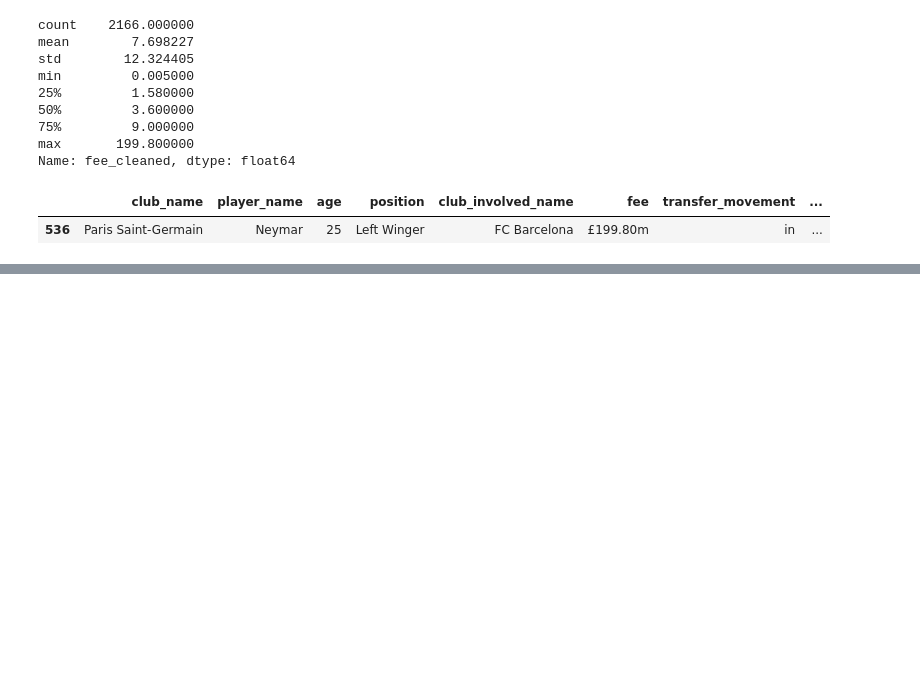
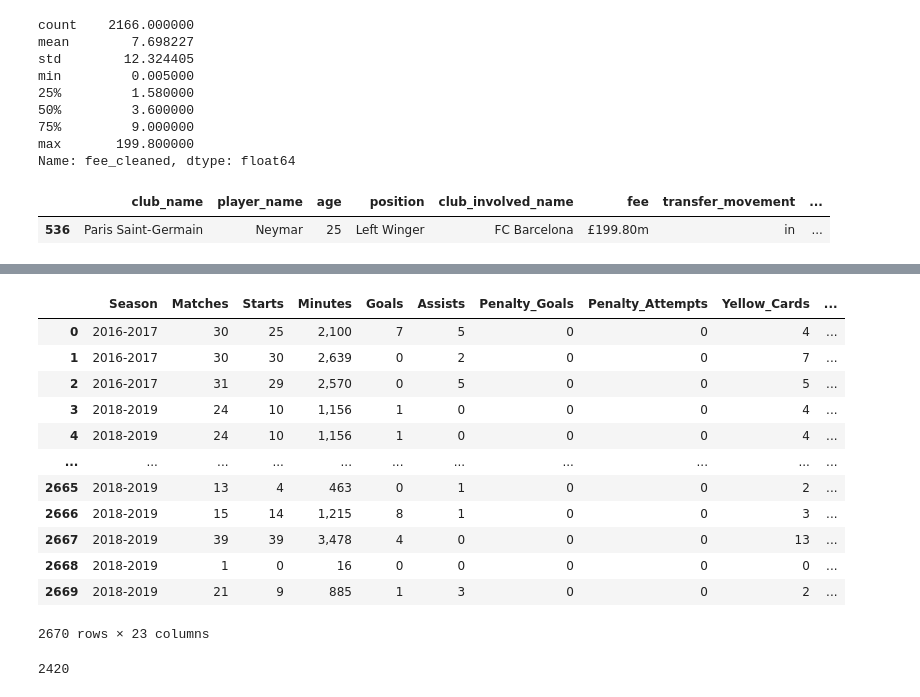
Before and after one commit to esadsetts/Mod_5_Project, a Jupyter notebook: index.ipynb, the cells around one changed output, grey strips where cells are left out. Drawn from its saved outputs; the diff is of its cells as text; code cells hidden in the pictures; blank space fills up the shorter version.

```diff
--- a/index.ipynb
+++ b/index.ipynb
@@ -156,0 +294,25 @@ letters
+# %%
+df_to_add.columns = ['Season', 'Matches', 'Starts', 'Minutes', 'Goals', 'Assists', 'Penalty_Goals','Penalty_Attempts',
+                     'Yellow_Cards', 'Red_Cards', 'Goals/90', 'Assists/90', 'Goals+Assists/90', 'Goals-PKs/90',
+                     'Goals+Assists-PKs/90', 'xG', 'npxG', 'xA', 'xG/90','xA/90', 'xG+xA/90', 'npxG/90', 'npxG+xA/90']
+df_to_add = df_to_add.reset_index(drop = True)
+# %%
+df_to_add
+# %% [output]
+|  | Season | Matches | Starts | Minutes | Goals | Assists | Penalty_Goals | Penalty_Attempts | Yellow_Cards | ... |
+| 0 | 2016-2017 | 30 | 25 | 2,100 | 7 | 5 | 0 | 0 | 4 | ... |
+| 1 | 2016-2017 | 30 | 30 | 2,639 | 0 | 2 | 0 | 0 | 7 | ... |
+| 2 | 2016-2017 | 31 | 29 | 2,570 | 0 | 5 | 0 | 0 | 5 | ... |
+| 3 | 2018-2019 | 24 | 10 | 1,156 | 1 | 0 | 0 | 0 | 4 | ... |
+| 4 | 2018-2019 | 24 | 10 | 1,156 | 1 | 0 | 0 | 0 | 4 | ... |
+| ... | ... | ... | ... | ... | ... | ... | ... | ... | ... | ... |
+| 2665 | 2018-2019 | 13 | 4 | 463 | 0 | 1 | 0 | 0 | 2 | ... |
+| 2666 | 2018-2019 | 15 | 14 | 1,215 | 8 | 1 | 0 | 0 | 3 | ... |
+| 2667 | 2018-2019 | 39 | 39 | 3,478 | 4 | 0 | 0 | 0 | 13 | ... |
+| 2668 | 2018-2019 | 1 | 0 | 16 | 0 | 0 | 0 | 0 | 0 | ... |
+| 2669 | 2018-2019 | 21 | 9 | 885 | 1 | 3 | 0 | 0 | 2 | ... |
+2670 rows × 23 columns
+# %%
+len(df)
+# %% [output]
+2420
```
Also changed, not shown: parts of 15 cells of this notebook.
